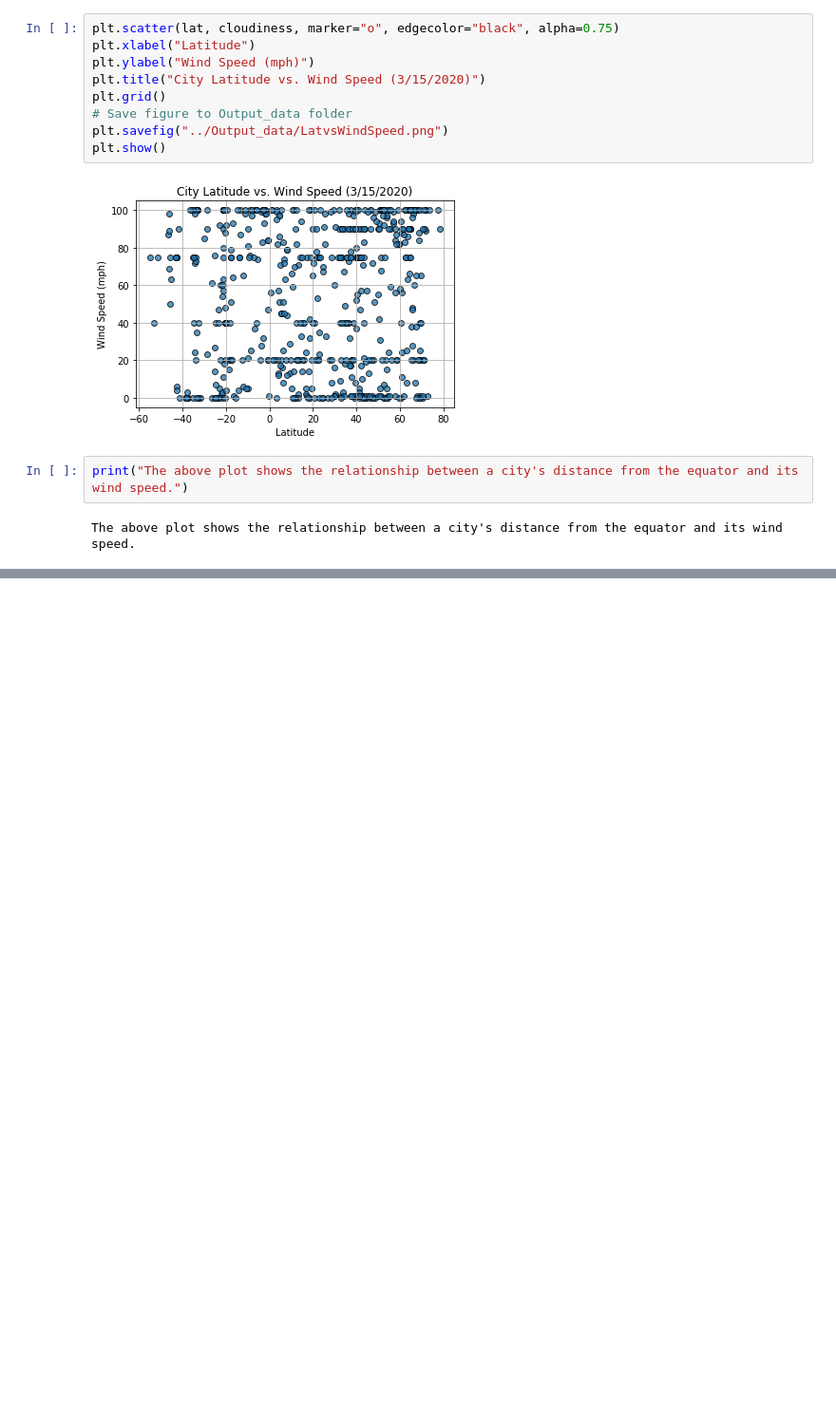
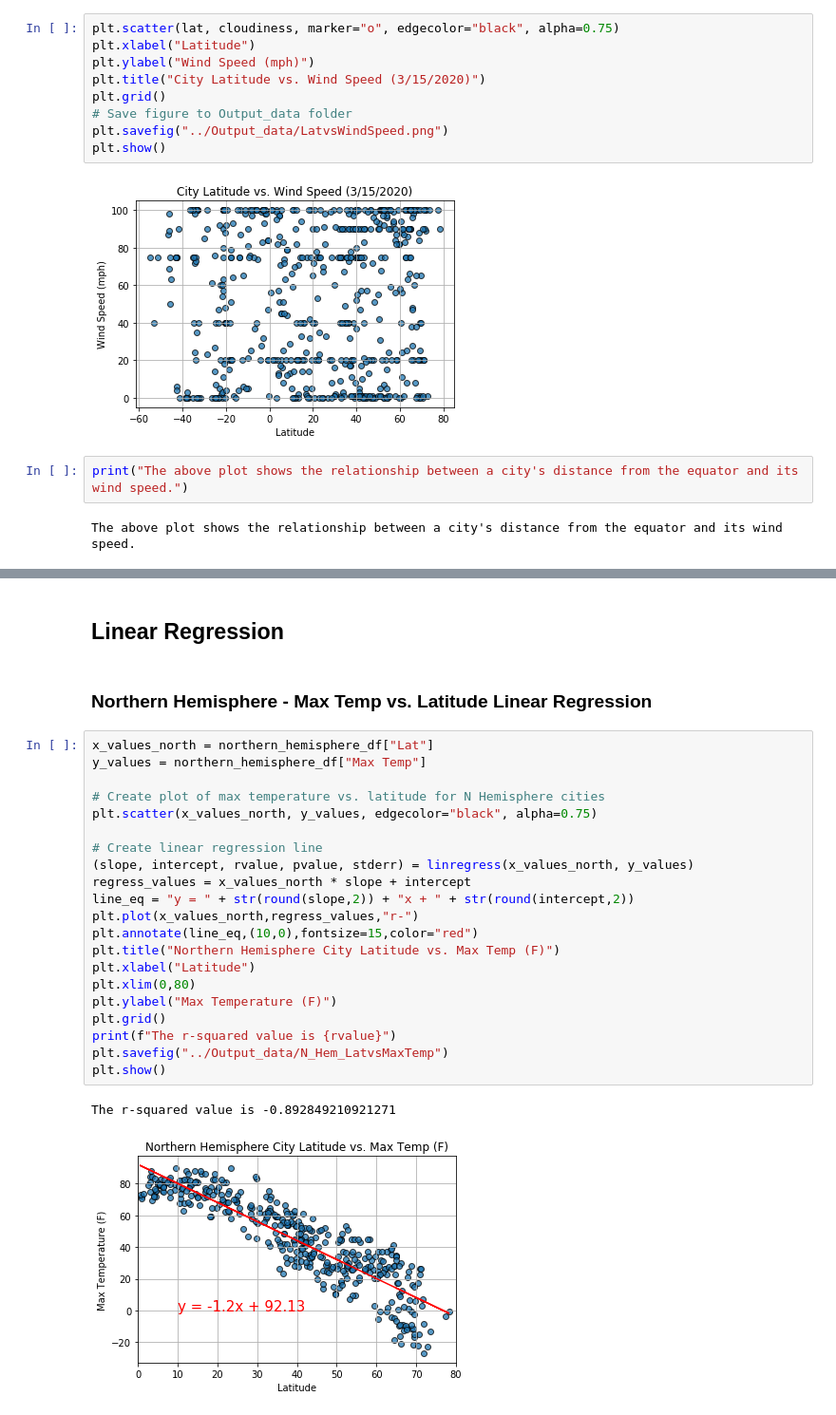
Before and after one commit to jnugent13/python-api-challenge, a Jupyter notebook: WeatherPy/WeatherPy.ipynb, the cells around one changed output, grey strips where cells are left out. Shown at 95% size. Saved outputs shown, nothing was run; the diff lists cells and outputs as text; blank space fills up the shorter version.

```diff
--- a/WeatherPy/WeatherPy.ipynb
+++ b/WeatherPy/WeatherPy.ipynb
@@ -266,0 +268,28 @@ southern_hemisphere_df
+# %% [markdown]
+## Linear Regression
+# %% [markdown]
+### Northern Hemisphere - Max Temp vs. Latitude Linear Regression
+# %%
+x_values_north = northern_hemisphere_df["Lat"]
+y_values = northern_hemisphere_df["Max Temp"]
+
+# Create plot of max temperature vs. latitude for N Hemisphere cities
+plt.scatter(x_values_north, y_values, edgecolor="black", alpha=0.75)
+
+# Create linear regression line
+(slope, intercept, rvalue, pvalue, stderr) = linregress(x_values_north, y_values)
+regress_values = x_values_north * slope + intercept
+line_eq = "y = " + str(round(slope,2)) + "x + " + str(round(intercept,2))
+plt.plot(x_values_north,regress_values,"r-")
+plt.annotate(line_eq,(10,0),fontsize=15,color="red")
+plt.title("Northern Hemisphere City Latitude vs. Max Temp (F)")
+plt.xlabel("Latitude")
+plt.xlim(0,80)
+plt.ylabel("Max Temperature (F)")
+plt.grid()
+print(f"The r-squared value is {rvalue}")
+plt.savefig("../Output_data/N_Hem_LatvsMaxTemp")
+plt.show()
+# %% [output]
+The r-squared value is -0.892849210921271
+[figure, added]
```
Also changed, not shown: parts of 21 cells of this notebook.
